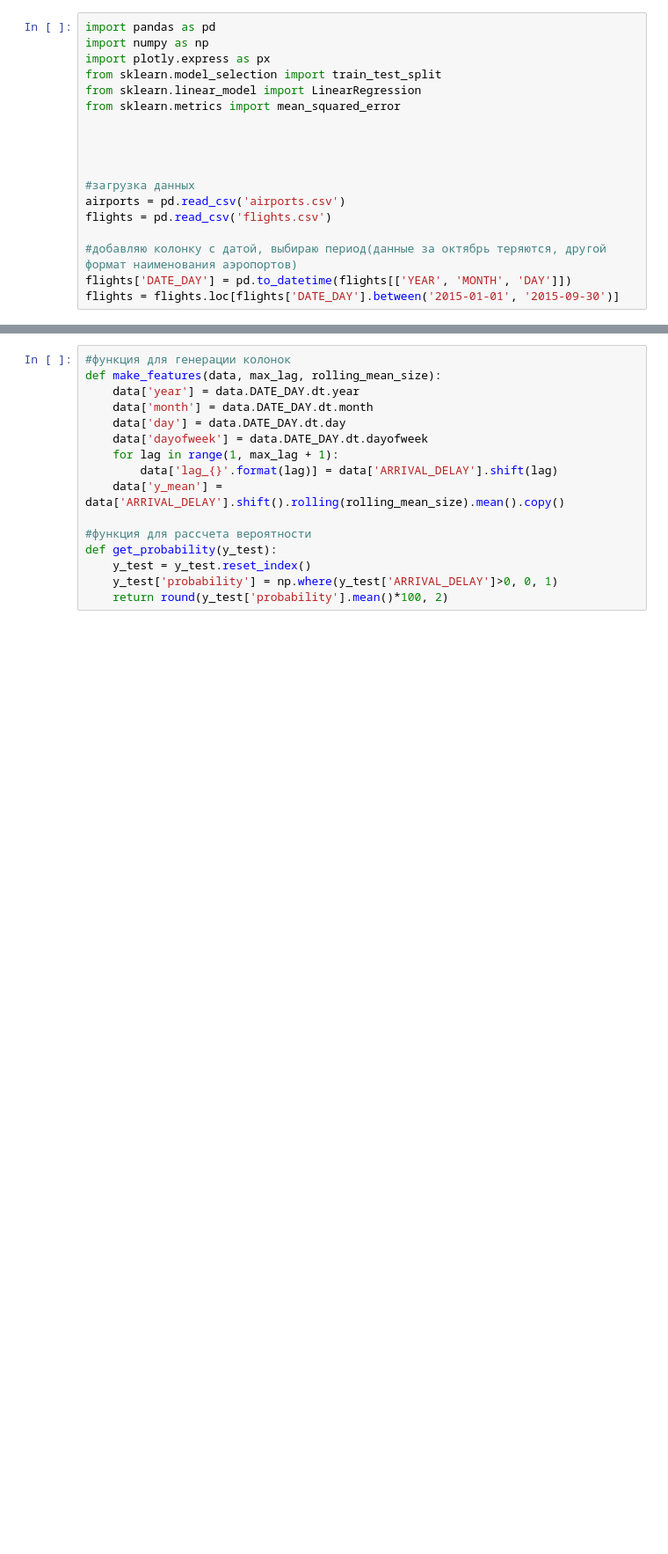
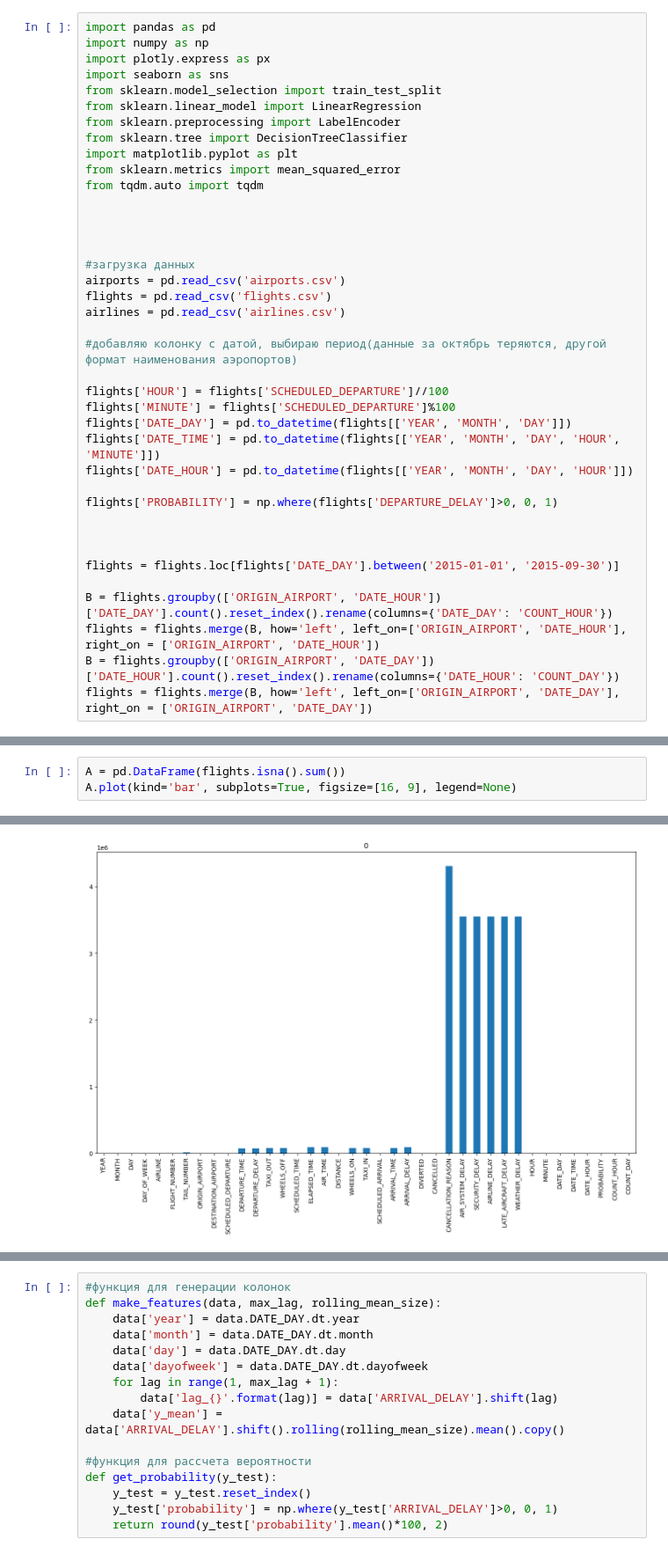
Before and after one commit to Andrewekb/study_for_github, a Jupyter notebook: ML/Total/total.ipynb, the cells around one changed output, grey strips where cells are left out. Shown at 88% size. Saved outputs shown, nothing was run; the diff lists cells and outputs as text; blank space fills up the shorter version.

```diff
--- a/ML/Total/total.ipynb
+++ b/ML/Total/total.ipynb
@@ -2,9 +2,14 @@
 import pandas as pd
 import numpy as np
 import plotly.express as px
+import seaborn as sns
 from sklearn.model_selection import train_test_split
 from sklearn.linear_model import LinearRegression
+from sklearn.preprocessing import LabelEncoder
+from sklearn.tree import DecisionTreeClassifier
+import matplotlib.pyplot as plt
 from sklearn.metrics import mean_squared_error
+from tqdm.auto import tqdm
 
 
 
@@ -12,7 +17,23 @@ from sklearn.metrics import mean_squared_error
 #загрузка данных
 airports = pd.read_csv('airports.csv')
 flights = pd.read_csv('flights.csv')
+airlines = pd.read_csv('airlines.csv')
 
 #добавляю колонку с датой, выбираю период(данные за октябрь теряются, другой формат наименования аэропортов)
+
+flights['HOUR'] = flights['SCHEDULED_DEPARTURE']//100
+flights['MINUTE'] = flights['SCHEDULED_DEPARTURE']%100
 flights['DATE_DAY'] = pd.to_datetime(flights[['YEAR', 'MONTH', 'DAY']])
+flights['DATE_TIME'] = pd.to_datetime(flights[['YEAR', 'MONTH', 'DAY', 'HOUR', 'MINUTE']])
+flights['DATE_HOUR'] = pd.to_datetime(flights[['YEAR', 'MONTH', 'DAY', 'HOUR']])
+
+flights['PROBABILITY'] = np.where(flights['DEPARTURE_DELAY']>0, 0, 1)
+
+
+
 flights = flights.loc[flights['DATE_DAY'].between('2015-01-01', '2015-09-30')]
+
+B = flights.groupby(['ORIGIN_AIRPORT', 'DATE_HOUR'])['DATE_DAY'].count().reset_index().rename(columns={'DATE_DAY': 'COUNT_HOUR'})
+flights = flights.merge(B, how='left', left_on=['ORIGIN_AIRPORT', 'DATE_HOUR'], right_on = ['ORIGIN_AIRPORT', 'DATE_HOUR'])
+B = flights.groupby(['ORIGIN_AIRPORT', 'DATE_DAY'])['DATE_HOUR'].count().reset_index().rename(columns={'DATE_HOUR': 'COUNT_DAY'})
+flights = flights.merge(B, how='left', left_on=['ORIGIN_AIRPORT', 'DATE_DAY'], right_on = ['ORIGIN_AIRPORT', 'DATE_DAY'])
@@ -20,0 +40,4 @@ Columns (7,8) have mixed types. Specify dtype option on import or set low_memory
+# %%
+A = pd.DataFrame(flights.isna().sum())
+A.plot(kind='bar', subplots=True, figsize=[16, 9], legend=None)
+# %% [output]
@@ -20,0 +45 @@ Columns (7,8) have mixed types. Specify dtype option on import or set low_memory
+[figure, added]
```
Also changed, not shown: parts of 45 cells of this notebook, 12 other files.
